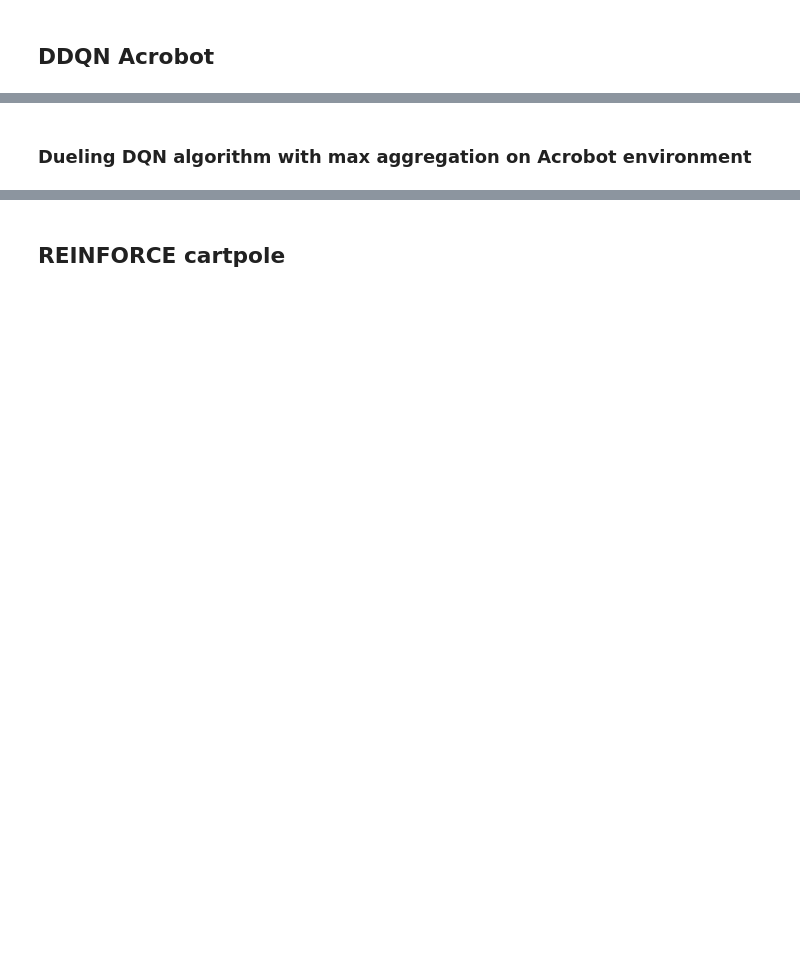
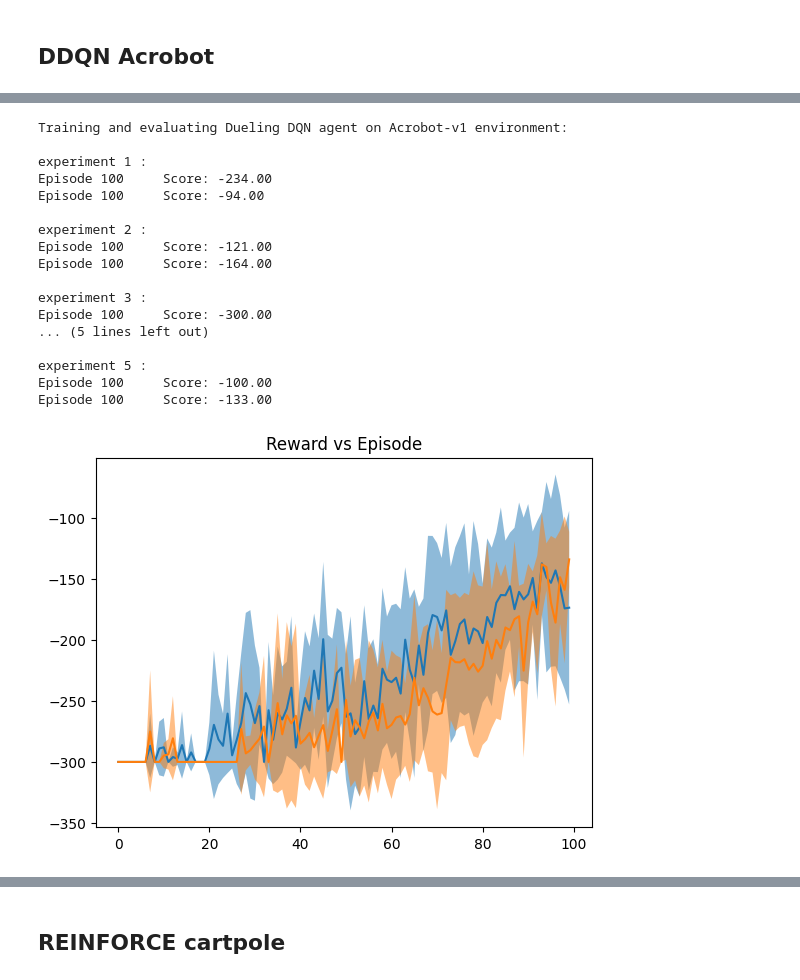
Before and after one commit to joobloobs/RL-assignement-2, a Jupyter notebook: report.ipynb, the cells around one changed output, grey strips where cells are left out. Drawn from its saved outputs; the diff is of its cells as text; code cells hidden in the pictures; blank space fills up the shorter version.

```diff
--- a/report.ipynb
+++ b/report.ipynb
@@ -107,20 +100,22 @@ plt.show()
 # %%
 acrobot_parameters = ENVS[1]
-
-print(f"\nTraining and evaluating Dueling DQN agent on {ENVS[1].name} environment:")
-env = gym.make(acrobot_parameters.name)
-rewards = []
-for _ in range(5):
-    dueling_dqn_agent = DuelingDQNAgent(env.observation_space.shape[0], env.action_space.n, 37, "mean", acrobot_parameters)
-    scores = dqn(dueling_dqn_agent, env, n_episodes=acrobot_parameters.n_episodes, max_t=acrobot_parameters.max_t)
-    rewards.append(scores)
-avg_reward = np.array(rewards).mean(0)
-std_reward = np.array(rewards).std(0)
-
-x_axis = np.arange(len(rewards[0]))
-plt.fill_between(x_axis, avg_reward - std_reward, avg_reward + std_reward, alpha=0.5)
-plt.plot(avg_reward)
-plt.title("Reward vs Episode")
-plt.show()
+draw_experiment_dqn(acrobot_parameters)
+# %% [output]
+Training and evaluating Dueling DQN agent on Acrobot-v1 environment:
+
+experiment 1 :
+Episode 100     Score: -234.00
+Episode 100     Score: -94.00
+
+experiment 2 :
+Episode 100     Score: -121.00
+Episode 100     Score: -164.00
+
+experiment 3 :
+Episode 100     Score: -300.00
+... (5 lines left out)
+
+experiment 5 :
+Episode 100     Score: -100.00
+Episode 100     Score: -133.00
+[figure, added]
-# %% [markdown]
-### Dueling DQN algorithm with max aggregation on Acrobot environment
```
Also changed, not shown: parts of 13 cells of this notebook, 7 other files.
